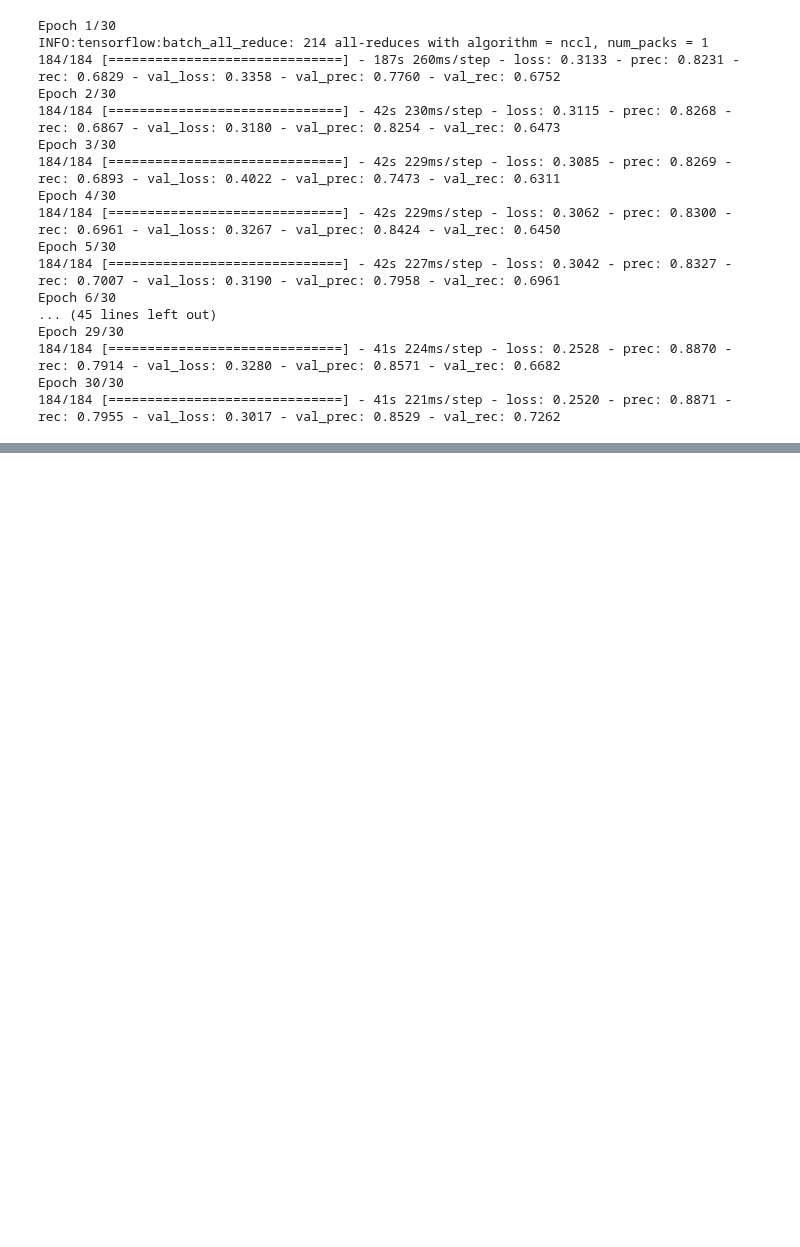
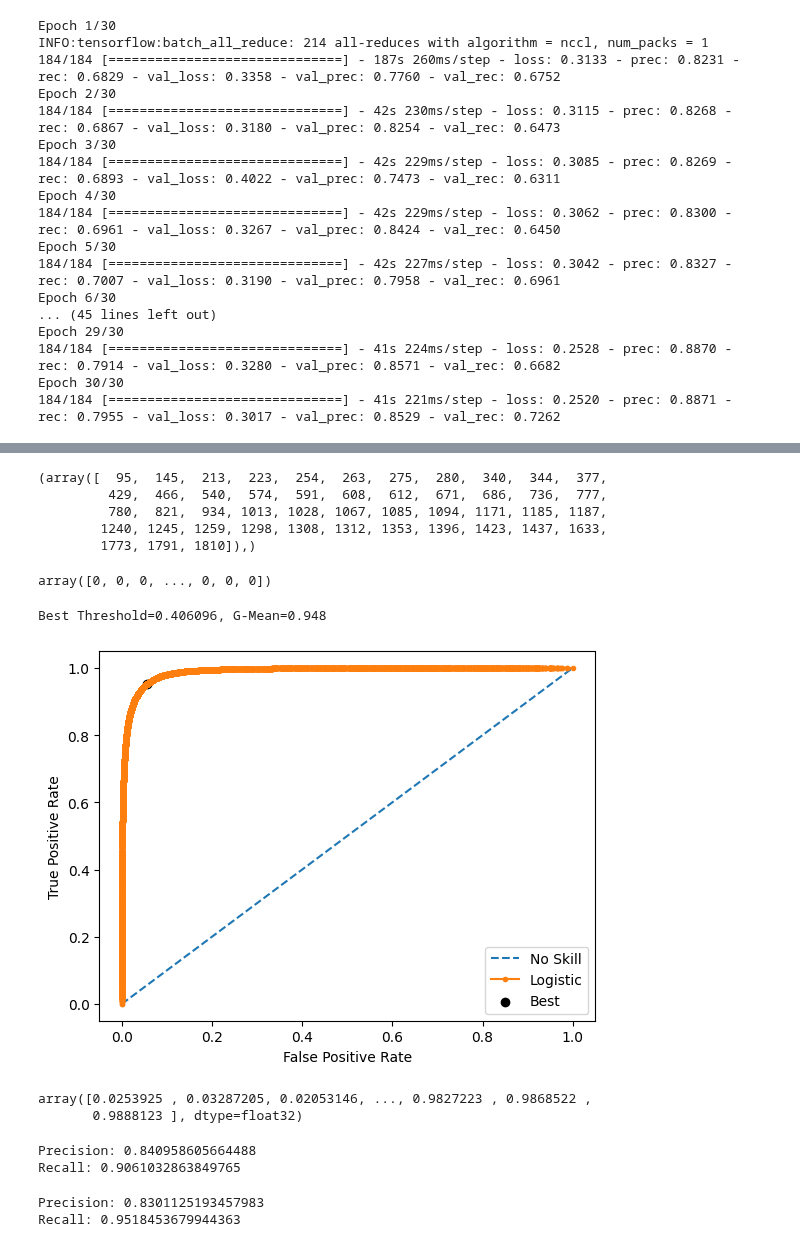
Before and after one commit to yashchks87/ship_segmentation, a Jupyter notebook: notebooks/classification_updated.ipynb, the cells around one changed output, grey strips where cells are left out. Cells and saved outputs as stored; diff of their text form; code cells hidden in the pictures; blank space fills up the shorter version.

Commit message:
Model customization is weorking.

```diff
--- a/notebooks/classification_updated.ipynb
+++ b/notebooks/classification_updated.ipynb
@@ -392,0 +485,7 @@ INFO:tensorflow:batch_all_reduce: 213 all-reduces with algorithm = nccl, num_pac
+# %%
+batch_size = 128
+train_dataset = get_data(train, shape=(128, 128), batch_size = batch_size, repeat=False, shuffle=False)
+val_dataset = get_data(val, shape=(128, 128), repeat = False, shuffle = False, batch_size=batch_size)
+model = create_model('ResNet50', (128, 128, 3))
+model = compile_new_model(model)
+model.load_weights('/home/ubuntu/ml-data-training/ship_seg_weights/classification/res50_baseline_128_class_weights/72.h5')
@@ -392,0 +520,7 @@ INFO:tensorflow:batch_all_reduce: 213 all-reduces with algorithm = nccl, num_pac
+# %%
+val_imgs = val_dataset.map(lambda x, y: x)
+val_labels = val_dataset.map(lambda x, y: y)
+test_imgs = test_dataset.map(lambda x, y: x)
+test_labels = test_dataset.map(lambda x, y: y)
+train_imgs = train_dataset.map(lambda x, y: x)
+train_labels = train_dataset.map(lambda x, y: y)
@@ -392,0 +533,4 @@ INFO:tensorflow:batch_all_reduce: 213 all-reduces with algorithm = nccl, num_pac
+# %%
+val_preds = model.predict(val_imgs, verbose=1)
+test_preds = model.predict(test_imgs, verbose=1)
+train_preds = model.predict(train_imgs, verbose=1)
@@ -392,0 +541,4 @@ INFO:tensorflow:batch_all_reduce: 213 all-reduces with algorithm = nccl, num_pac
+# %%
+val_preds = val_preds.flatten()
+test_preds = test_preds.flatten()
+train_preds = train_preds.flatten()
@@ -392,0 +562,8 @@ INFO:tensorflow:batch_all_reduce: 213 all-reduces with algorithm = nccl, num_pac
+# %%
+fn_index
+# %% [output]
+(array([  95,  145,  213,  223,  254,  263,  275,  280,  340,  344,  377,
+         429,  466,  540,  574,  591,  608,  612,  671,  686,  736,  777,
+         780,  821,  934, 1013, 1028, 1067, 1085, 1094, 1171, 1185, 1187,
+        1240, 1245, 1259, 1298, 1308, 1312, 1353, 1396, 1423, 1437, 1633,
+        1773, 1791, 1810]),)
@@ -392,0 +572,41 @@ INFO:tensorflow:batch_all_reduce: 213 all-reduces with algorithm = nccl, num_pac
+# %%
+train['class_labels'].values
+# %% [output]
+array([0, 0, 0, ..., 0, 0, 0])
+# %%
+fpr, tpr, thresholds = roc_curve(train['class_labels'].values, train_preds)
+# calculate the g-mean for each threshold
+gmeans = np.sqrt(tpr * (1-fpr))
+# locate the index of the largest g-mean
+ix = np.argmax(gmeans)
+print('Best Threshold=%f, G-Mean=%.3f' % (thresholds[ix], gmeans[ix]))
+# plot the roc curve for the model
+pyplot.plot([0,1], [0,1], linestyle='--', label='No Skill')
+pyplot.plot(fpr, tpr, marker='.', label='Logistic')
+pyplot.scatter(fpr[ix], tpr[ix], marker='o', color='black', label='Best')
+# axis labels
+pyplot.xlabel('False Positive Rate')
+pyplot.ylabel('True Positive Rate')
+pyplot.legend()
+# show the plot
+pyplot.show()
+# %% [output]
+Best Threshold=0.406096, G-Mean=0.948
+[figure, added]
+# %%
+val_preds
+# %% [output]
+array([0.0253925 , 0.03287205, 0.02053146, ..., 0.9827223 , 0.9868522 ,
+       0.9888123 ], dtype=float32)
+# %%
+print(f"Precision: {precision_score(test['class_labels'].values, np.where(test_preds > 0.5, 1, 0))}")
+print(f"Recall: {recall_score(test['class_labels'].values, np.where(test_preds > 0.5, 1, 0))}")
+# %% [output]
+Precision: 0.840958605664488
+Recall: 0.9061032863849765
+# %%
+print(f"Precision: {precision_score(train['class_labels'].values, np.where(train_preds > 0.406096, 1, 0))}")
+print(f"Recall: {recall_score(train['class_labels'].values, np.where(train_preds > 0.406096, 1, 0))}")
+# %% [output]
+Precision: 0.8301125193457983
+Recall: 0.9518453679944363
```
Also changed, not shown: parts of 32 cells of this notebook, 16 other files.
